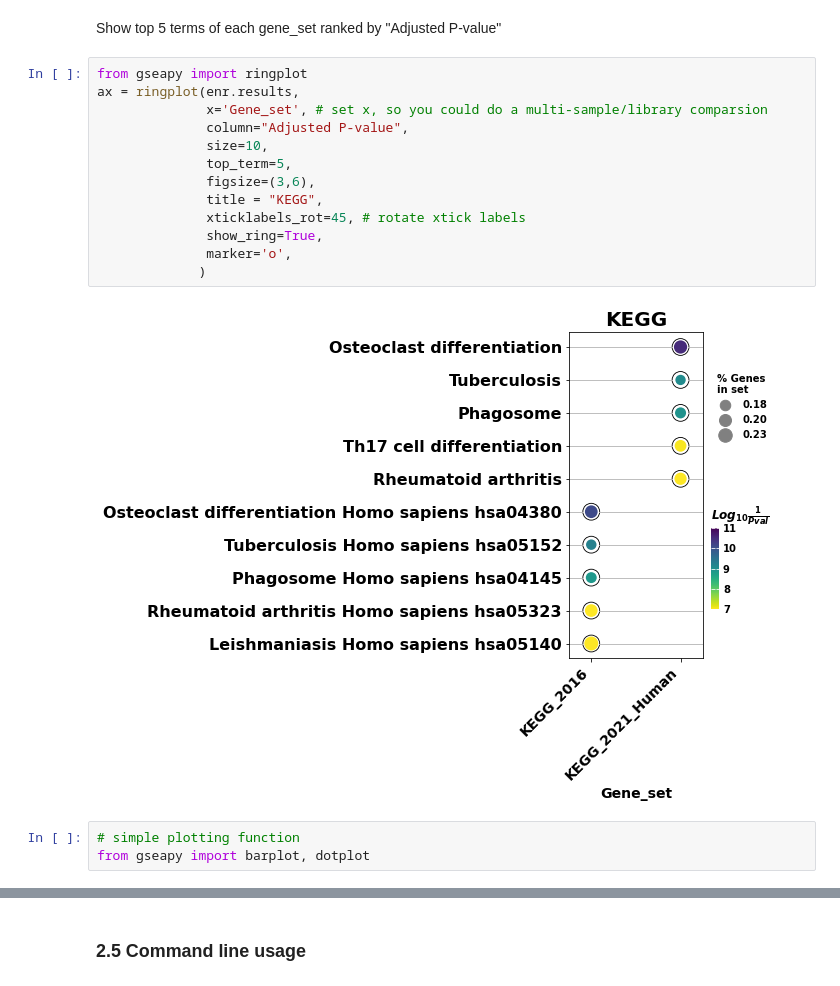
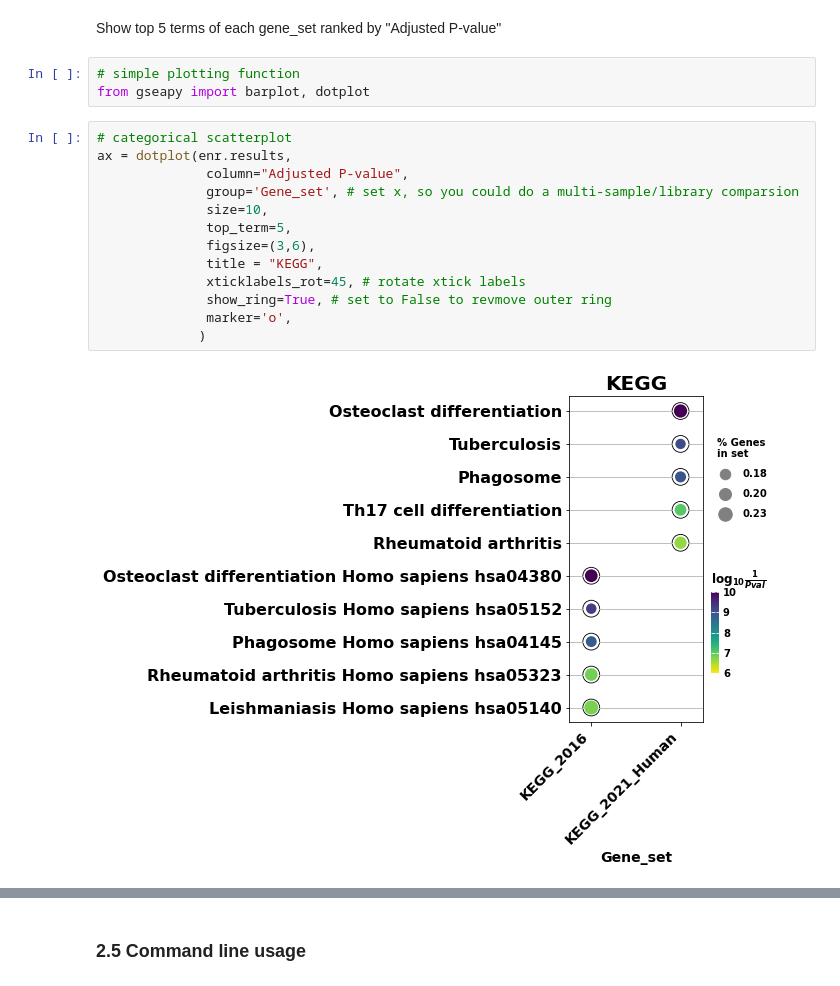
Before and after one commit to zqfang/GSEApy, a Jupyter notebook: docs/gseapy_example.ipynb, the cells around one changed output, grey strips where cells are left out. Saved outputs shown, nothing was run; the diff lists cells and outputs as text.

```diff
--- a/docs/gseapy_example.ipynb
+++ b/docs/gseapy_example.ipynb
@@ -280,24 +280,24 @@ However, a better background genes would be the following:
 ### 2.4 Plotting
 # %% [markdown]
 Show top 5 terms of each gene_set ranked by "Adjusted P-value"
-# %%
-from gseapy import ringplot
-ax = ringplot(enr.results,
-              x='Gene_set', # set x, so you could do a multi-sample/library comparsion
-              column="Adjusted P-value",
-              size=10,
-              top_term=5,
-              figsize=(3,6),
-              title = "KEGG",
-              xticklabels_rot=45, # rotate xtick labels
-              show_ring=True,
-              marker='o',
-             )
-# %% [output]
-[figure, removed]
 # %%
 # simple plotting function
 from gseapy import barplot, dotplot
+# %%
+# categorical scatterplot
+ax = dotplot(enr.results,
+              column="Adjusted P-value",
+              group='Gene_set', # set x, so you could do a multi-sample/library comparsion
+              size=10,
+              top_term=5,
+              figsize=(3,6),
+              title = "KEGG",
+              xticklabels_rot=45, # rotate xtick labels
+              show_ring=True, # set to False to revmove outer ring
+              marker='o',
+             )
+# %% [output]
+[figure, added]
 # %%
 # to save your figure, make sure that ``ofname`` is not None
 ax = dotplot(enr.res2d, title='KEGG_2021_Human',cmap='viridis_r', size=10, figsize=(3,5))
```
Also changed, not shown: parts of 11 cells of this notebook, 3 other files.
